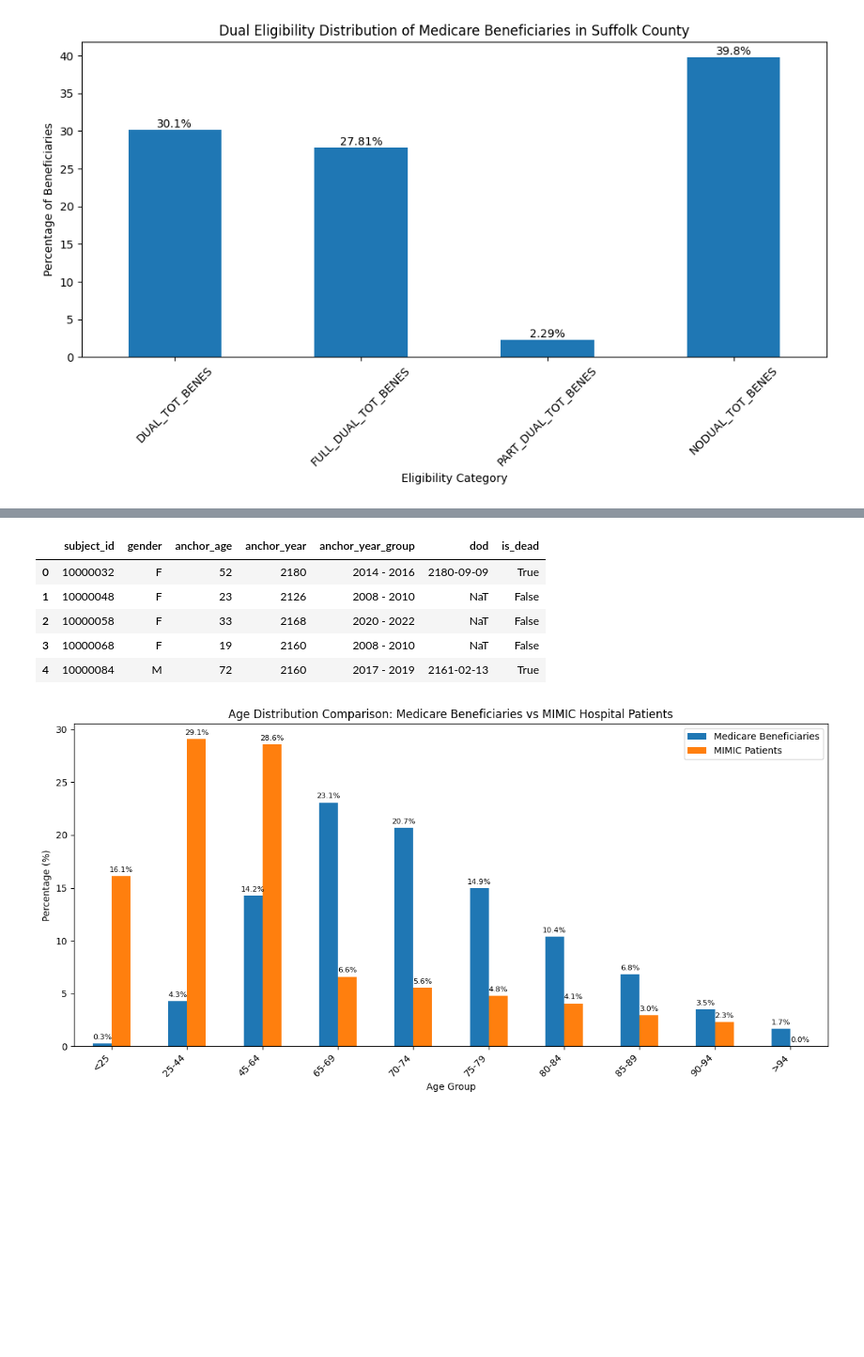
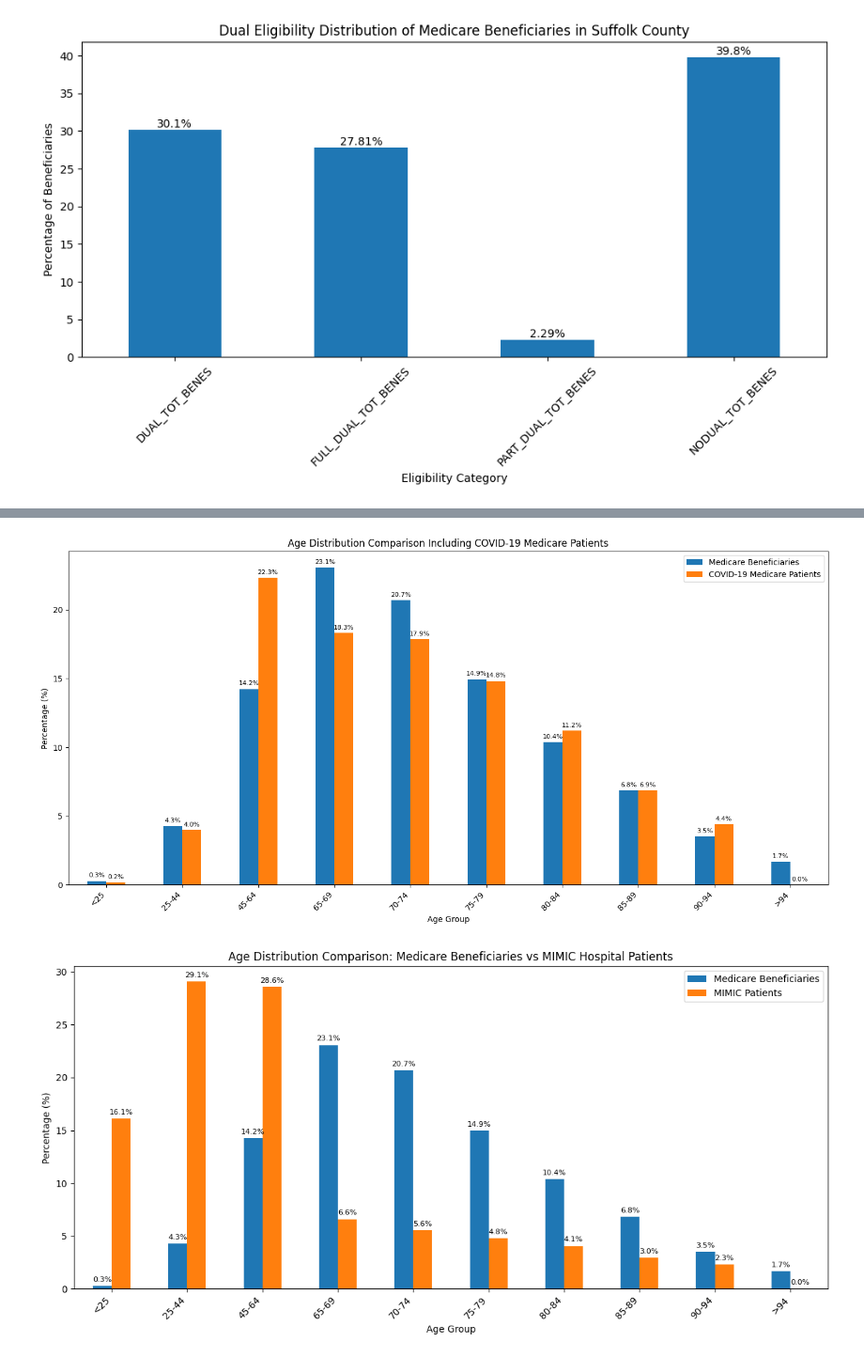
Before and after one commit to JewelsHovan/Milestone-I, a Jupyter notebook: src/InsuranceNarrative.ipynb, the cells around one changed output, grey strips where cells are left out. Shown at 94% size. Cells and saved outputs as stored; diff of their text form; code cells hidden in the pictures; blank space fills up the shorter version.

```diff
--- a/src/InsuranceNarrative.ipynb
+++ b/src/InsuranceNarrative.ipynb
@@ -353,12 +397,31 @@ Objective: Compare the demographic distributions (age, gender, race/ethinicity)
+# %%
+# Ensure previous age percentages are calculated and available:
+# - age_percentages_insurance: Medicare Beneficiaries (e.g., Suffolk County)
+# - age_percentages_mimic_medicare: MIMIC Medicare Patients
+
+# Combine age percentages into a DataFrame
+age_comparison_covid_df = pd.DataFrame({
+    'Medicare Beneficiaries': age_percentages_insurance,
+    'COVID-19 Medicare Patients': age_percentages_covid_medicare
+})
+
+# Plotting the combined age distributions
+plt.figure(figsize=(14, 7))
+age_comparison_covid_df.plot(kind='bar', ax=plt.gca())
+plt.title('Age Distribution Comparison Including COVID-19 Medicare Patients')
+plt.xlabel('Age Group')
+plt.ylabel('Percentage (%)')
+plt.xticks(rotation=45, ha='right')
+
+# Annotate percentage values on top of each bar
+for container in plt.gca().containers:
+    plt.gca().bar_label(container, fmt='%.1f%%', padding=3, fontsize=8)
+
+plt.legend()
+plt.tight_layout()
+plt.show()
+# %% [output]
+[figure, added]
 # %%
 # using patients table in MIMIC to obtain age, gender, and ethnicity information
-patients_df = preprocessor.preprocess_table('patients')
-
-patients_df.head()
+patients_df = pd.read_pickle('../Processed_Data/patients.pkl')
-# %% [output]
-|  | subject_id | gender | anchor_age | anchor_year | anchor_year_group | dod | is_dead |
-| 0 | 10000032 | F | 52 | 2180 | 2014 - 2016 | 2180-09-09 | True |
-| 1 | 10000048 | F | 23 | 2126 | 2008 - 2010 | NaT | False |
-| 2 | 10000058 | F | 33 | 2168 | 2020 - 2022 | NaT | False |
-| 3 | 10000068 | F | 19 | 2160 | 2008 - 2010 | NaT | False |
-| 4 | 10000084 | M | 72 | 2160 | 2017 - 2019 | 2161-02-13 | True |
```
Also changed, not shown: parts of 23 cells of this notebook, 48 other files.
